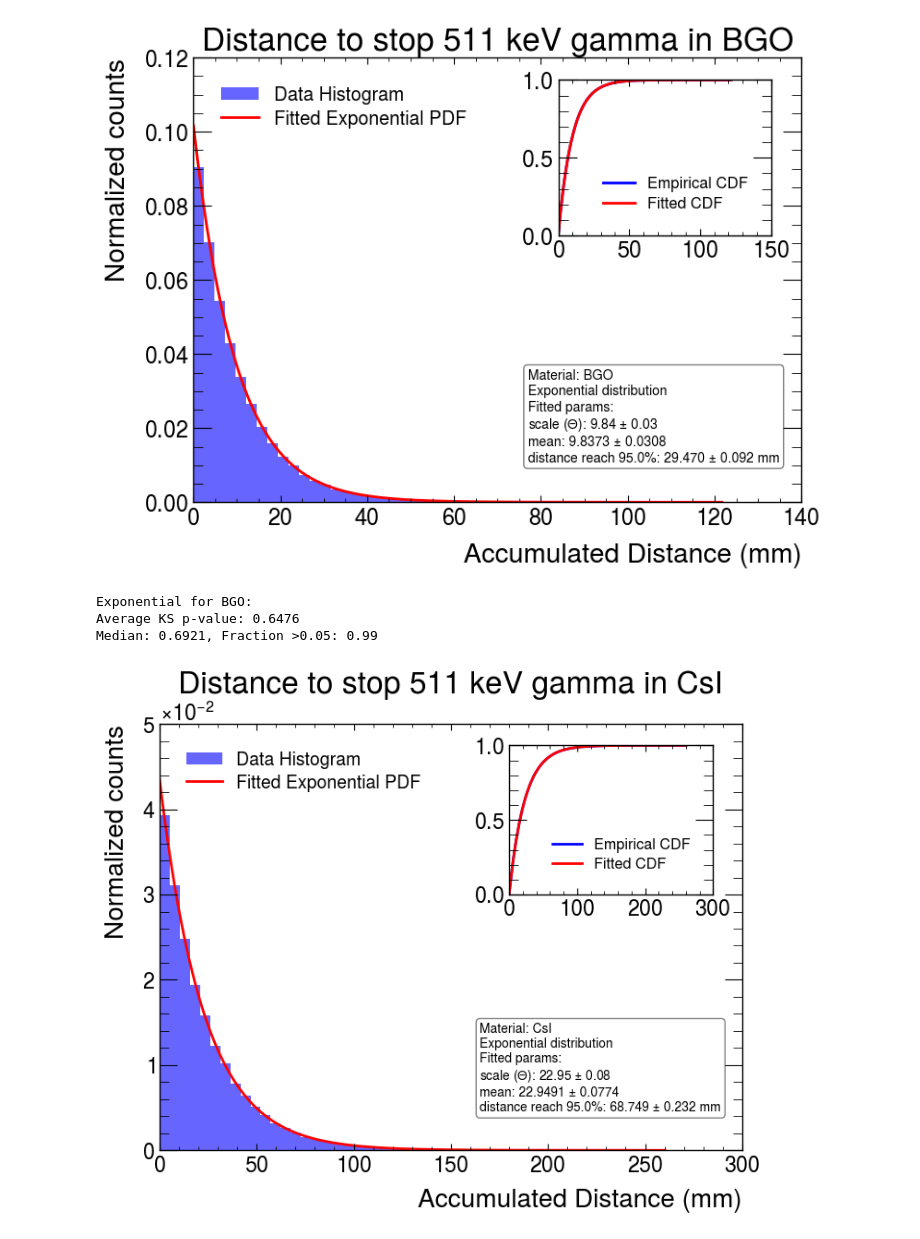
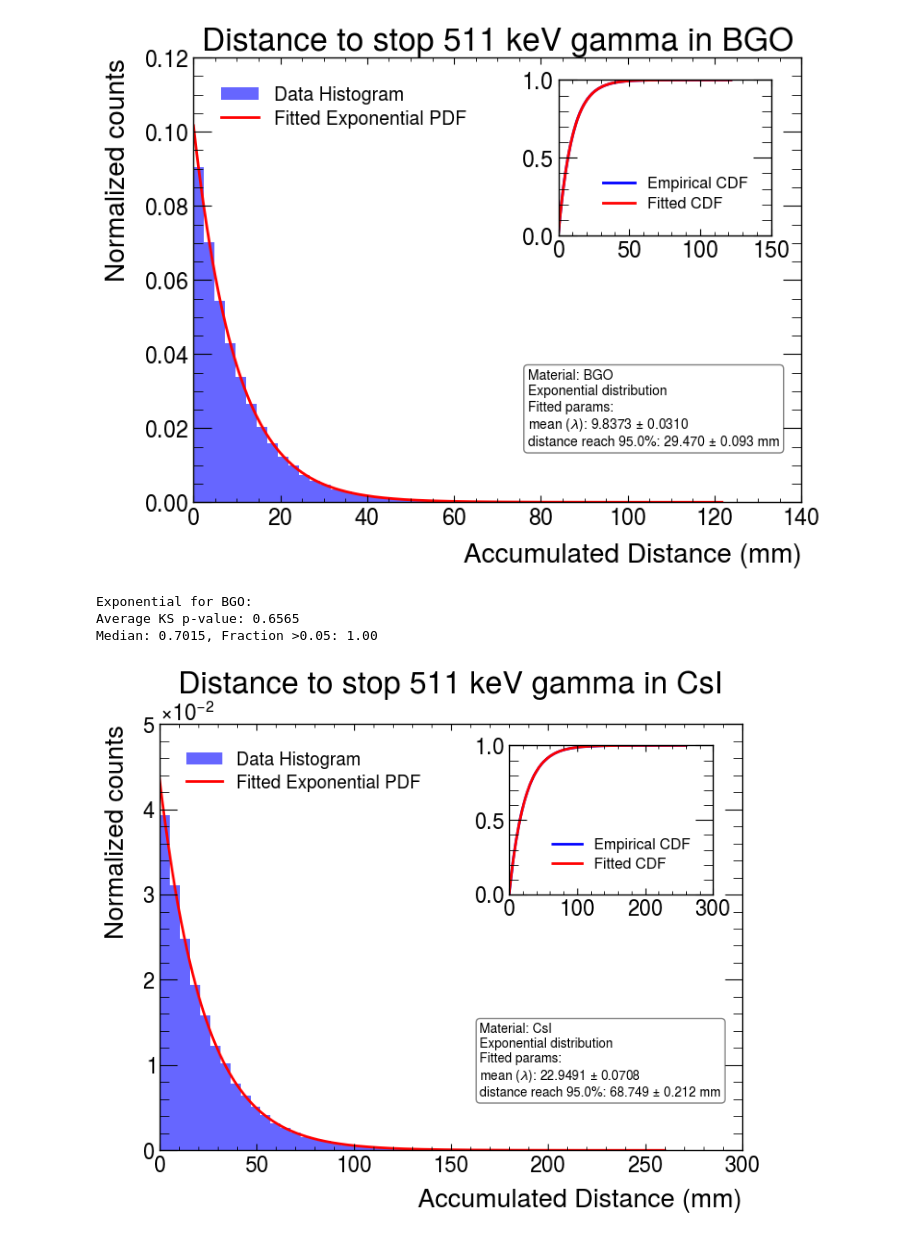
Before and after one commit to keiyinau/Geant4_Flexible, a Jupyter notebook: Geant4/MaterialTest/attenuation/Data_Analysis.ipynb, the cells around one changed output. Saved outputs shown, nothing was run; the diff lists cells and outputs as text; code cells hidden in the pictures.

Commit message:
update plot labels

```diff
--- a/Geant4/MaterialTest/attenuation/Data_Analysis.ipynb
+++ b/Geant4/MaterialTest/attenuation/Data_Analysis.ipynb
@@ -49,38 +49,37 @@ for filename in file_names:
     sorted_data = np.sort(data)
     cdf_emp = np.arange(len(data)) / float(len(data))
     cdf_fit = expon.cdf(sorted_data, loc=fit_loc, scale=fit_scale)
     ax2.plot(sorted_data, cdf_emp, 'b-', label='Empirical CDF')
     ax2.plot(sorted_data, cdf_fit, 'r-', label='Fitted CDF')
     ax2.set_ylim(0, 1)
     ax2.legend(fontsize='small')
     # Text box with params and errors
     textstr = (f'Material: {MaterialName}\n'
                f'Exponential distribution\n'
                f'Fitted params:\n'
-               f'scale ($\Theta$): {fit_scale:.2f} ± {err_scale:.2f}\n'
-               f'mean: {fit_mean:.4f} ± {err_mean:.4f}\n'
+               f'mean ($\lambda$): {fit_scale:.4f} ± {err_scale:.4f}\n'
                f'distance reach {n*100}%: {dist_99:.3f} ± {err_dist99:.3f} mm')
     ax1.text(0.55, 0.30, textstr, transform=ax1.transAxes, fontsize=10,
              verticalalignment='top', bbox=dict(boxstyle='round', facecolor='white', alpha=0.5))
     plt.title("Distance to stop 511 keV gamma in " + MaterialName)
     plt.savefig(f'plots/Exponential_Fit_{MaterialName}.png', dpi=300)
     plt.show()
     # Optional: subsample p-values (kept as is)
     subsample_size = 1000
     num_subsamples = 1000
     expon_p_values = []
     for _ in range(num_subsamples):
         subsample = np.random.choice(data, size=subsample_size, replace=False)
         g_loc, g_scale = expon.fit(subsample, floc=0)
         ks = stats.kstest(subsample, 'expon', args=(g_loc, g_scale))
         expon_p_values.append(ks.pvalue)
     print("\nExponential for " + MaterialName + ":")
     print(f"Average KS p-value: {np.mean(expon_p_values):.4f}")
     print(f"Median: {np.median(expon_p_values):.4f}, Fraction >0.05: {np.mean(np.array(expon_p_values) > 0.05):.2f}")
 # %% [output]
-[figure, old version]
+[figure, new version]
 Exponential for BGO:
-Average KS p-value: 0.6476
-Median: 0.6921, Fraction >0.05: 0.99
+Average KS p-value: 0.6565
+Median: 0.7015, Fraction >0.05: 1.00
-[figure, old version]
+[figure, new version]
 Exponential for CsI:
```
Also changed, not shown: parts of 1 cell of this notebook, 16 other files.
